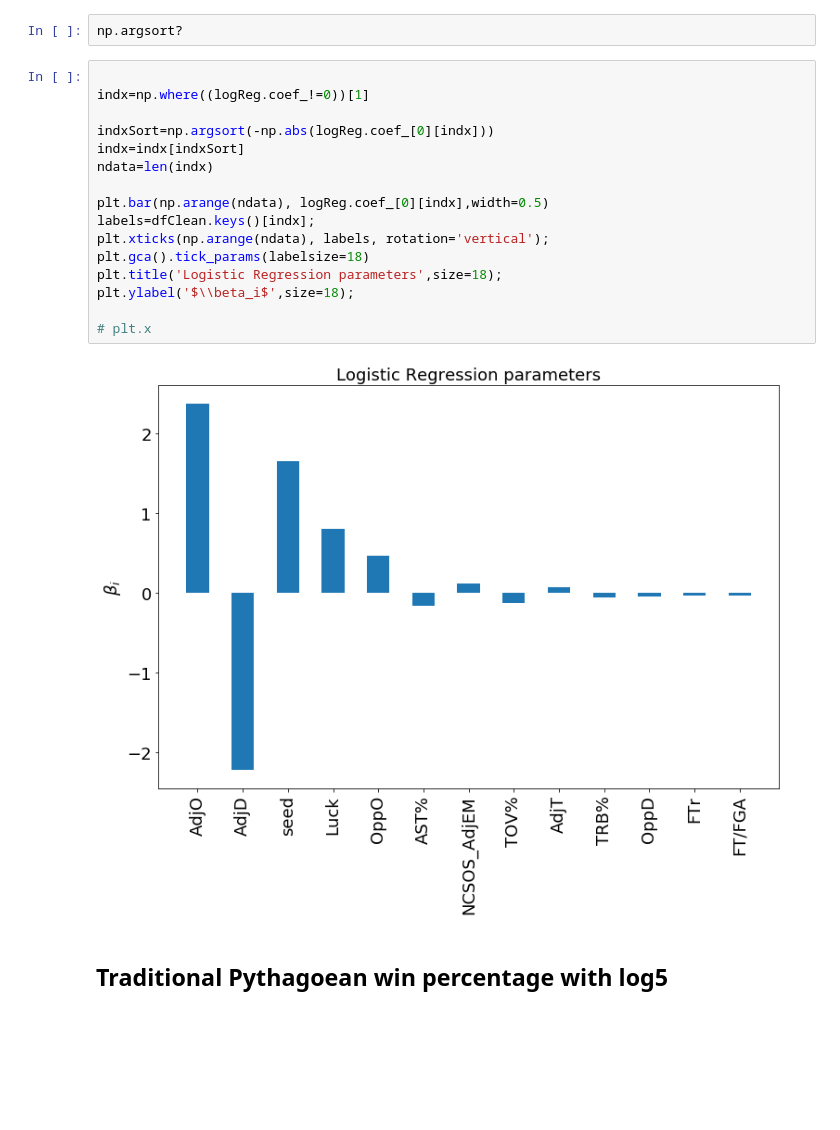
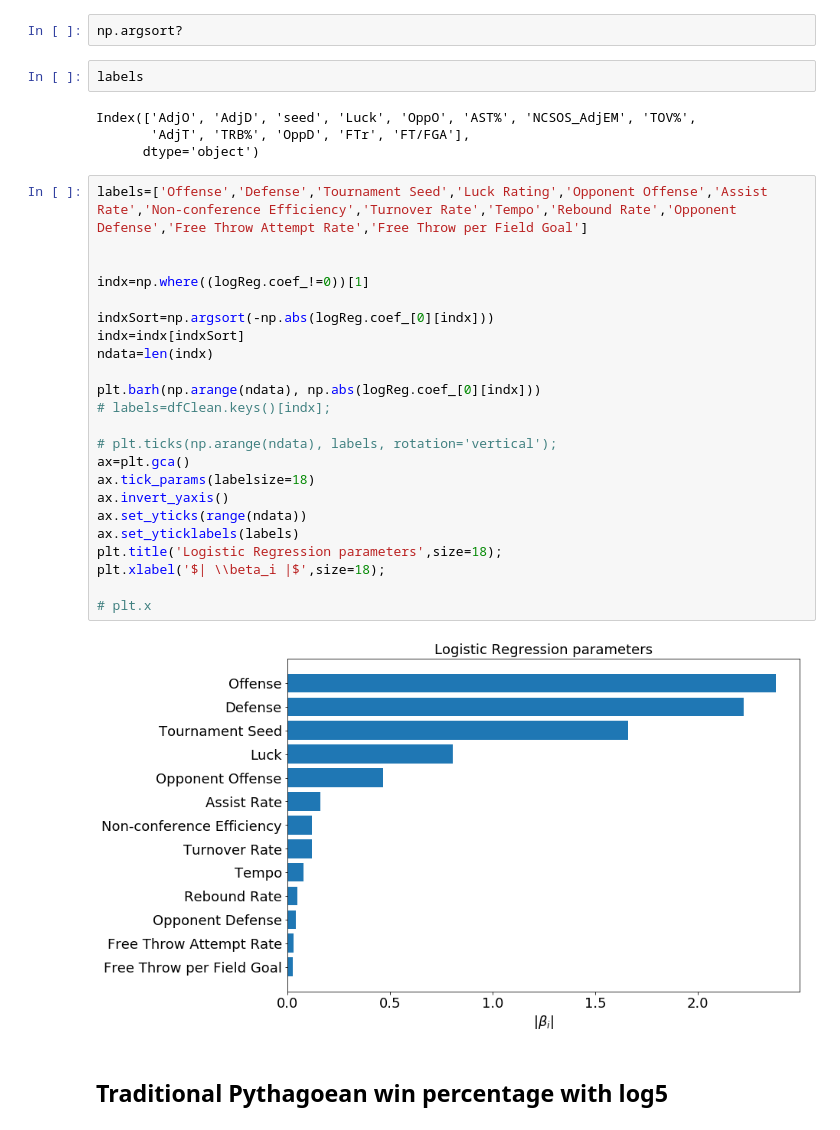
Before and after one commit to gshau/madBrackets, a Jupyter notebook: gameAnalysis.ipynb, the cells around one changed output. Cells and saved outputs as stored; diff of their text form; blank space fills up the shorter version.

```diff
--- a/gameAnalysis.ipynb
+++ b/gameAnalysis.ipynb
@@ -275,24 +273,37 @@ Index(['AST%', 'AdjD', 'AdjO', 'AdjT', 'FT/FGA', 'FTr', 'Luck', 'NCSOS_AdjEM',
       dtype='object')
 # %%
 np.argsort?
+# %%
+labels
+# %% [output]
+Index(['AdjO', 'AdjD', 'seed', 'Luck', 'OppO', 'AST%', 'NCSOS_AdjEM', 'TOV%',
+       'AdjT', 'TRB%', 'OppD', 'FTr', 'FT/FGA'],
+      dtype='object')
 # %%
+labels=['Offense','Defense','Tournament Seed','Luck Rating','Opponent Offense','Assist Rate','Non-conference Efficiency','Turnover Rate','Tempo','Rebound Rate','Opponent Defense','Free Throw Attempt Rate','Free Throw per Field Goal']
+
 
 indx=np.where((logReg.coef_!=0))[1]
 
 indxSort=np.argsort(-np.abs(logReg.coef_[0][indx]))
 indx=indx[indxSort]
 ndata=len(indx)
 
-plt.bar(np.arange(ndata), logReg.coef_[0][indx],width=0.5)
-labels=dfClean.keys()[indx];
-plt.xticks(np.arange(ndata), labels, rotation='vertical');
-plt.gca().tick_params(labelsize=18)
+plt.barh(np.arange(ndata), np.abs(logReg.coef_[0][indx]))
+# labels=dfClean.keys()[indx];
+
+# plt.ticks(np.arange(ndata), labels, rotation='vertical');
+ax=plt.gca()
+ax.tick_params(labelsize=18)
+ax.invert_yaxis()
+ax.set_yticks(range(ndata))
+ax.set_yticklabels(labels)
 plt.title('Logistic Regression parameters',size=18);
-plt.ylabel('$\\beta_i$',size=18);
+plt.xlabel('$| \\beta_i |$',size=18);
 
 # plt.x
 # %% [output]
-[figure, old version]
+[figure, new version]
 # %% [markdown]
 ## Traditional Pythagoean win percentage with log5
 # %%
```
Also changed, not shown: parts of 3 cells of this notebook, 5 other files.
